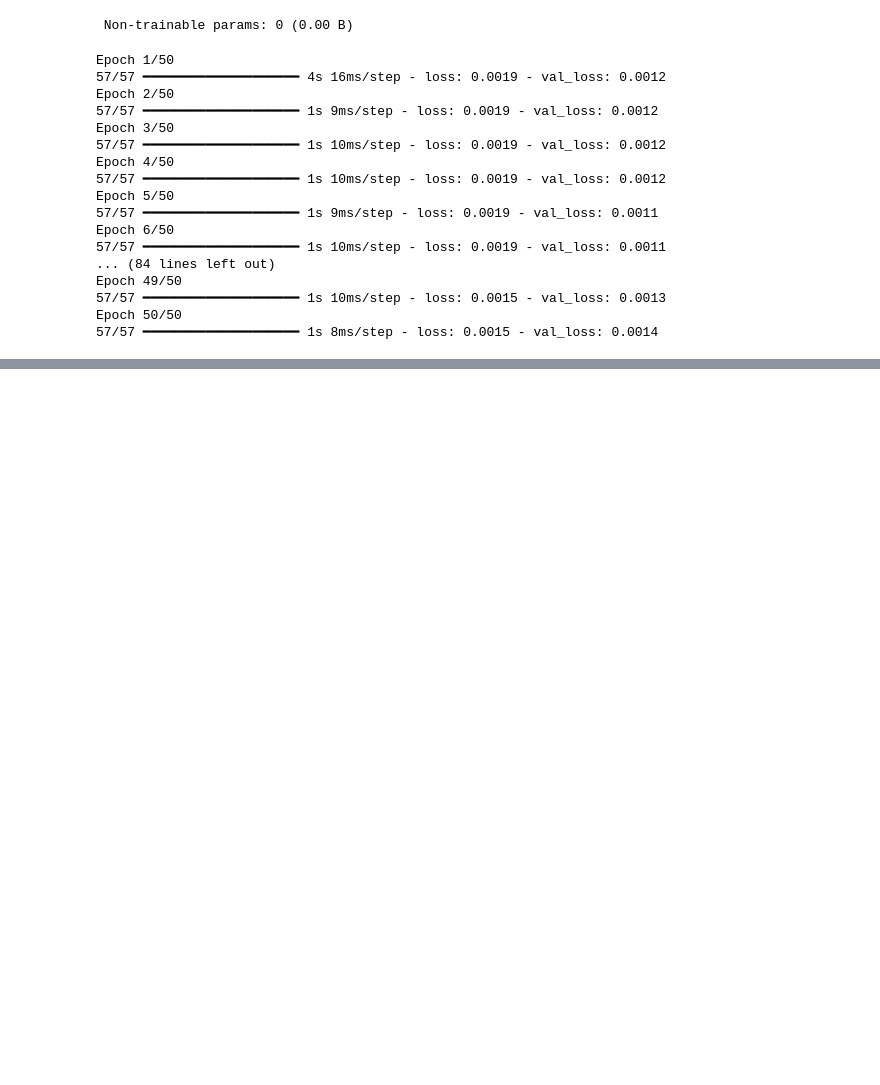
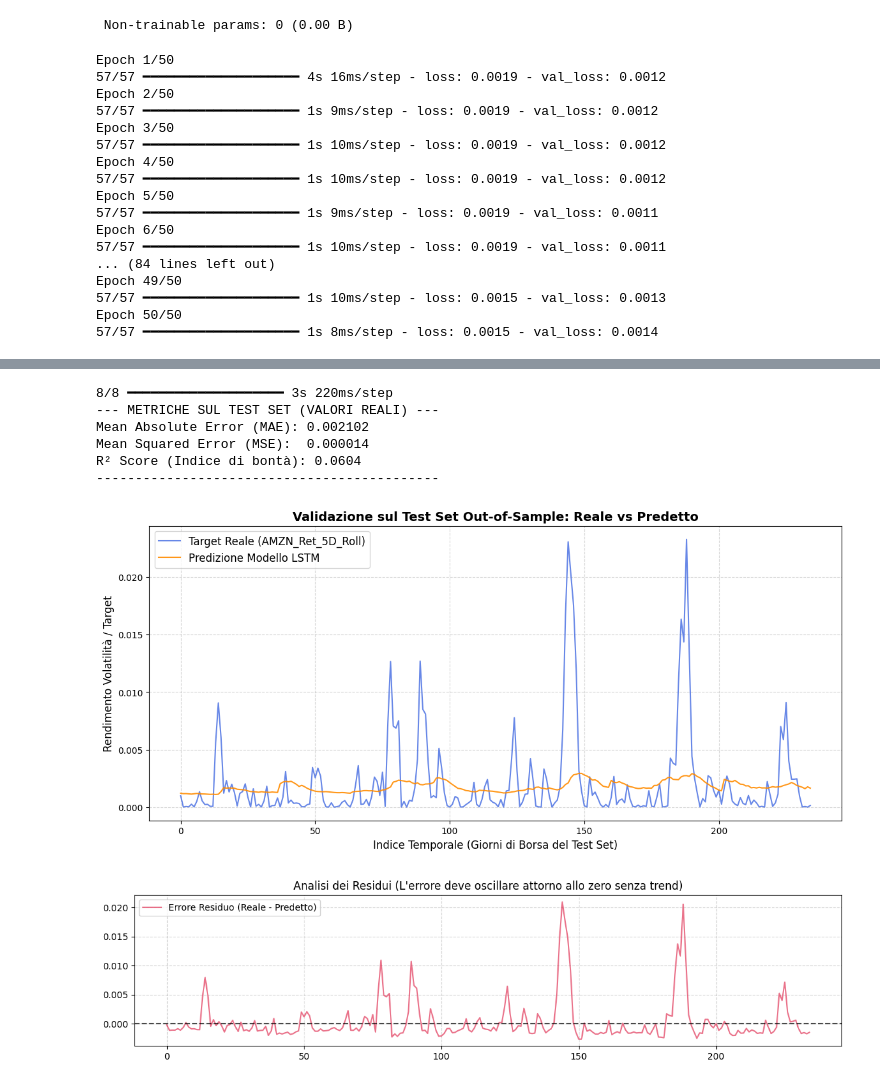
Before and after one commit to PepeFederico/Progetto_Mercati_Finanziari, a Jupyter notebook: rendimenti.ipynb, the cells around one changed output, grey strips where cells are left out. Saved outputs shown, nothing was run; the diff lists cells and outputs as text; code cells hidden in the pictures; blank space fills up the shorter version.

Commit message:
Modello semi-funzionante

```diff
--- a/rendimenti.ipynb
+++ b/rendimenti.ipynb
@@ -306,0 +552,14 @@ Epoch 50/50
+# %%
+# Accorciamo la pazienza dell'Early Stopping: se il validation sale, fermiamo subito il gioco
+early_stopping = EarlyStopping(monitor='val_loss', patience=6, restore_best_weights=True)
+reduce_lr = ReduceLROnPlateau(monitor='val_loss', factor=0.5, patience=3, min_lr=1e-5, verbose=1)
+
+history = model.fit(
+    x=[X_train_g, X_train_s, X_train_w],
+    y=y_train,
+    validation_data=([X_val_g, X_val_s, X_val_w], y_val),
+    epochs=80,
+    batch_size=32,
+    callbacks=[early_stopping, reduce_lr],
+    verbose=1
+)
@@ -306,0 +584,49 @@ Epoch 50/50
+# %%
+# 1. Generazione delle predizioni sui dati di TEST
+y_pred_scaled = model.predict([X_test_g, X_test_s, X_test_w])
+
+# 2. Inversione dello scaling per tornare ai valori reali (Rendimenti/Volatilità originari)
+y_pred_rescaled = scaler_y.inverse_transform(y_pred_scaled).flatten()
+y_test_rescaled = scaler_y.inverse_transform(y_test.reshape(-1, 1)).flatten()
+
+# 3. Calcolo delle metriche di errore reali
+mse = mean_squared_error(y_test_rescaled, y_pred_rescaled)
+mae = mean_absolute_error(y_test_rescaled, y_pred_rescaled)
+r2 = r2_score(y_test_rescaled, y_pred_rescaled)
+
+print("--- METRICHE SUL TEST SET (VALORI REALI) ---")
+print(f"Mean Absolute Error (MAE): {mae:.6f}")
+print(f"Mean Squared Error (MSE):  {mse:.6f}")
+print(f"R² Score (Indice di bontà): {r2:.4f}")
+print("--------------------------------------------\n")
+
+# 4. GRAFICO COMPARATIVO: Reale vs Predetto nel tempo
+plt.figure(figsize=(14, 6))
+plt.plot(y_test_rescaled, label='Target Reale (AMZN_Ret_5D_Roll)', color='royalblue', alpha=0.8, linewidth=1.5)
+plt.plot(y_pred_rescaled, label='Predizione Modello LSTM', color='darkorange', alpha=0.9, linewidth=1.5)
+
+plt.title('Validazione sul Test Set Out-of-Sample: Reale vs Predetto', fontsize=14, fontweight='bold')
+plt.xlabel('Indice Temporale (Giorni di Borsa del Test Set)', fontsize=12)
+plt.ylabel('Rendimento Volatilità / Target', fontsize=12)
+plt.grid(True, linestyle='--', alpha=0.5)
+plt.legend(fontsize=12)
+plt.show()
+
+# 5. GRAFICO SUL RESIDUO (Verifica errori sistematici)
+plt.figure(figsize=(14, 3))
+residui = y_test_rescaled - y_pred_rescaled
+plt.plot(residui, color='crimson', alpha=0.6, label='Errore Residuo (Reale - Predetto)')
+plt.axhline(0, color='black', linestyle='--', alpha=0.7)
+plt.title('Analisi dei Residui (L\'errore deve oscillare attorno allo zero senza trend)', fontsize=12)
+plt.grid(True, linestyle='--', alpha=0.5)
+plt.legend()
+plt.show()
+# %% [output]
+8/8 ━━━━━━━━━━━━━━━━━━━━ 3s 220ms/step
+--- METRICHE SUL TEST SET (VALORI REALI) ---
+Mean Absolute Error (MAE): 0.002102
+Mean Squared Error (MSE):  0.000014
+R² Score (Indice di bontà): 0.0604
+--------------------------------------------
+[figure, added]
+[figure, added]
```
Also changed, not shown: parts of 8 cells of this notebook.
